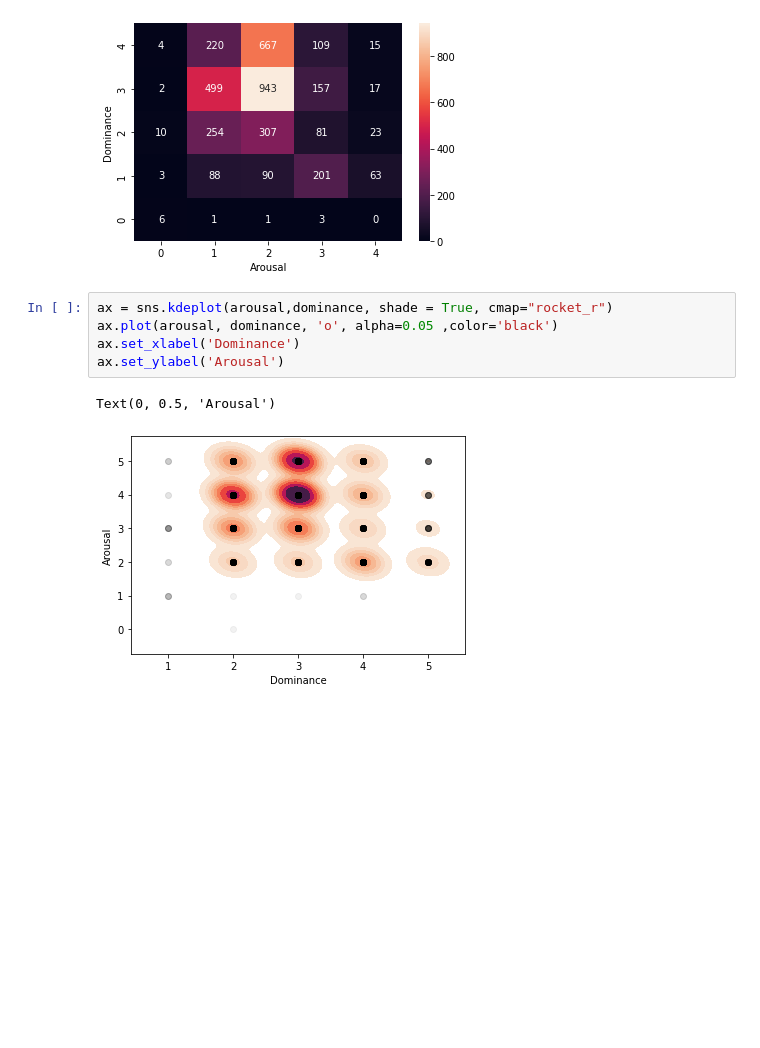
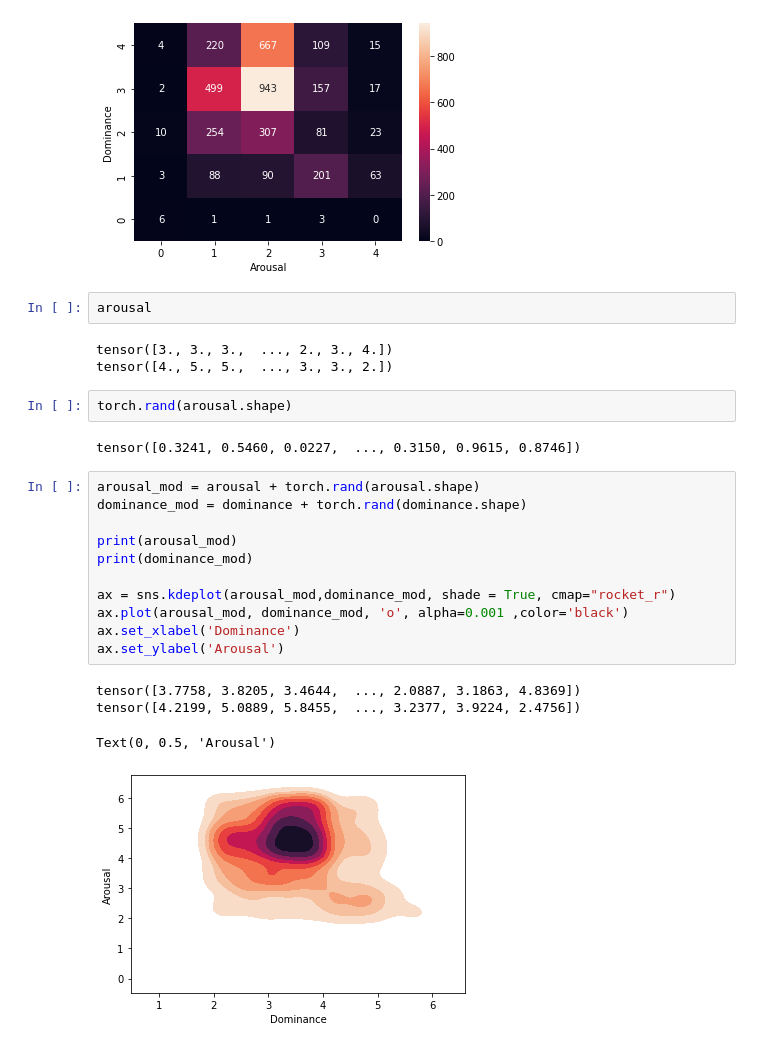
Before and after one commit to luantber/ser-framewework, a Jupyter notebook: notebooks/Generar_Heat_Map_Kusisqa.ipynb, the cells around one changed output. Saved outputs shown, nothing was run; the diff lists cells and outputs as text; blank space fills up the shorter version.

```diff
--- a/notebooks/Generar_Heat_Map_Kusisqa.ipynb
+++ b/notebooks/Generar_Heat_Map_Kusisqa.ipynb
@@ -73,11 +70,28 @@ ax.set_xlabel('Arousal')
  [  4 220 667 109  15]]
 Text(0.5, 15.0, 'Arousal')
 [figure]
+# %%
+arousal
+# %% [output]
+tensor([3., 3., 3.,  ..., 2., 3., 4.])
+tensor([4., 5., 5.,  ..., 3., 3., 2.])
+# %%
+torch.rand(arousal.shape)
+# %% [output]
+tensor([0.3241, 0.5460, 0.0227,  ..., 0.3150, 0.9615, 0.8746])
 # %%
-ax = sns.kdeplot(arousal,dominance, shade = True, cmap="rocket_r")
-ax.plot(arousal, dominance, 'o', alpha=0.05 ,color='black')
+arousal_mod = arousal + torch.rand(arousal.shape)
+dominance_mod = dominance + torch.rand(dominance.shape)
+
+print(arousal_mod)
+print(dominance_mod)
+
+ax = sns.kdeplot(arousal_mod,dominance_mod, shade = True, cmap="rocket_r")
+ax.plot(arousal_mod, dominance_mod, 'o', alpha=0.001 ,color='black')
 ax.set_xlabel('Dominance')
 ax.set_ylabel('Arousal')
 # %% [output]
-Text(0, 0.5, 'Arousal')
+tensor([3.7758, 3.8205, 3.4644,  ..., 2.0887, 3.1863, 4.8369])
+tensor([4.2199, 5.0889, 5.8455,  ..., 3.2377, 3.9224, 2.4756])
+Text(0, 0.5, 'Arousal')
-[figure, old version]
+[figure, new version]
```
Also changed, not shown: parts of 2 cells of this notebook, 6 other files.
